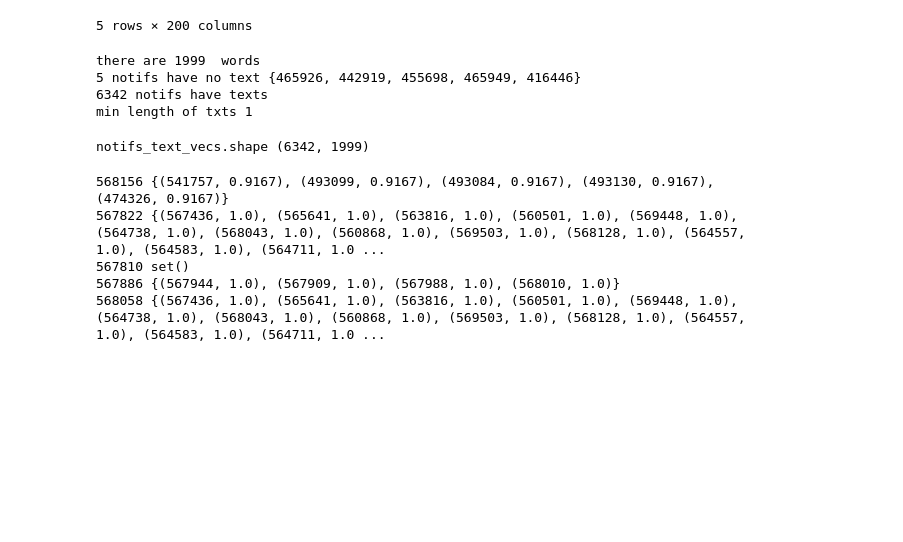
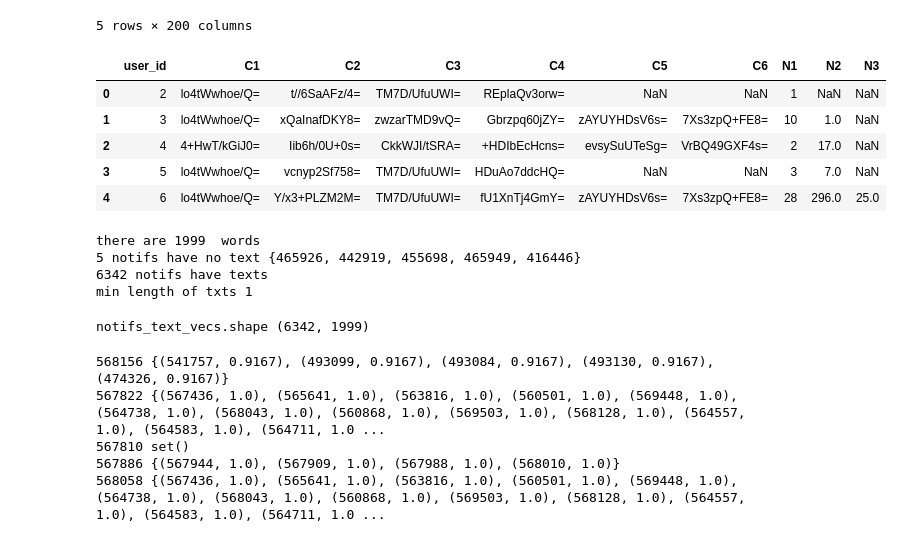
Before and after one commit to nimaafshar/pusheRecommendationSystem, a Jupyter notebook: notifs_similarity_impact.ipynb, the cells around one changed output. Cells and saved outputs as stored; diff of their text form; code cells hidden in the pictures; blank space fills up the shorter version.

```diff
--- a/notifs_similarity_impact.ipynb
+++ b/notifs_similarity_impact.ipynb
@@ -62,6 +74,19 @@ notifs_icons_df.head()
 | 564340 | 17.057026 | -1.445091 | -15.867423 | 2.147889 | -7.040503 | 1.373868 | -4.365830 | 0.633132 | -3.303665 | 2.526653 | ... | ... |
 | 549636 | -10.604857 | 4.211807 | -3.017962 | -3.874277 | -4.608191 | -5.410021 | -5.191367 | 1.042329 | -4.308573 | -5.806875 | ... | ... |
 5 rows × 200 columns
+# %%
+user_df = pd.read_csv('/Users/vahid/data/recommender/users.csv')
+users2N1 = {}
+for index, row in tqdm(user_df.iterrows()):
+    users2N1[row.user_id] = row.N1
+user_df.head()
+# %% [output]
+|  | user_id | C1 | C2 | C3 | C4 | C5 | C6 | N1 | N2 | N3 |
+| 0 | 2 | lo4tWwhoe/Q= | t//6SaAFz/4= | TM7D/UfuUWI= | REplaQv3orw= | NaN | NaN | 1 | NaN | NaN |
+| 1 | 3 | lo4tWwhoe/Q= | xQaInafDKY8= | zwzarTMD9vQ= | Gbrzpq60jZY= | zAYUYHDsV6s= | 7Xs3zpQ+FE8= | 10 | 1.0 | NaN |
+| 2 | 4 | 4+HwT/kGiJ0= | Iib6h/0U+0s= | CkkWJI/tSRA= | +HDIbEcHcns= | evsySuUTeSg= | VrBQ49GXF4s= | 2 | 17.0 | NaN |
+| 3 | 5 | lo4tWwhoe/Q= | vcnyp2Sf758= | TM7D/UfuUWI= | HDuAo7ddcHQ= | NaN | NaN | 3 | 7.0 | NaN |
+| 4 | 6 | lo4tWwhoe/Q= | Y/x3+PLZM2M= | TM7D/UfuUWI= | fU1XnTj4GmY= | zAYUYHDsV6s= | 7Xs3zpQ+FE8= | 28 | 296.0 | 25.0 |
 # %%
 word2id = {}
 id2word = {}
```
Also changed, not shown: parts of 9 cells of this notebook, 20 other files.
